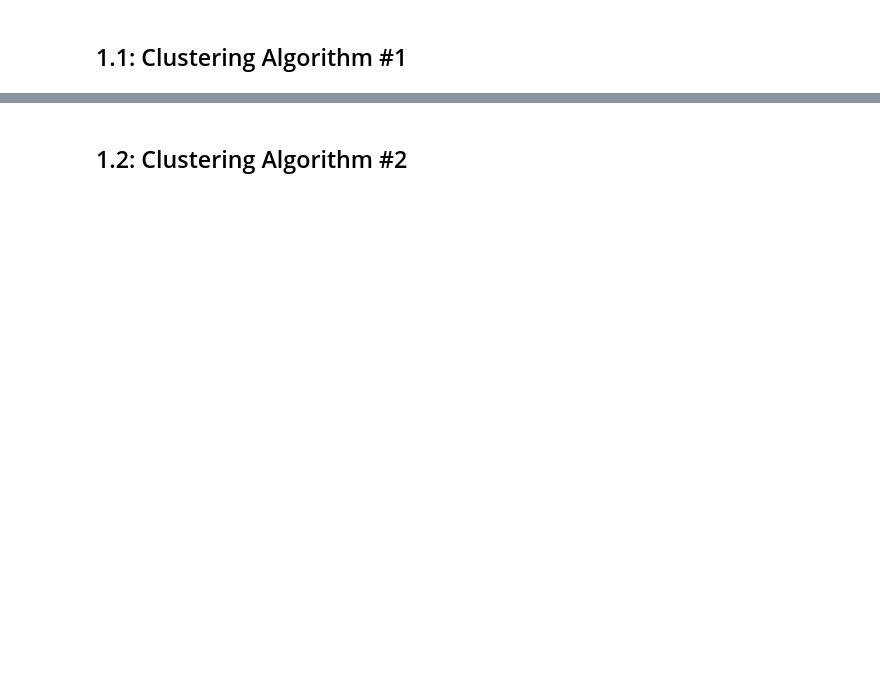
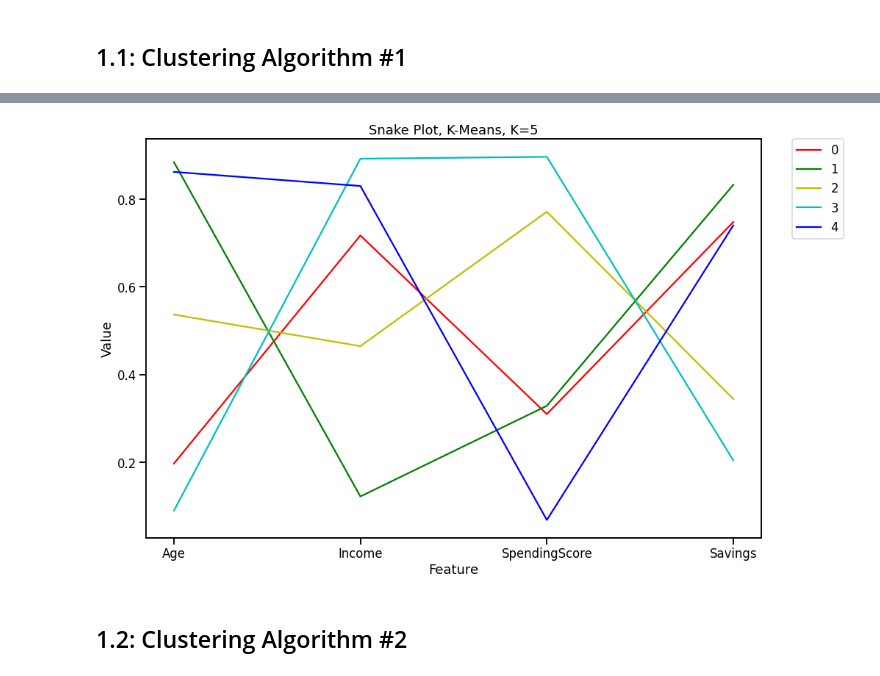
Before and after one commit to mohansameer1983/queens-mmai-869, a Jupyter notebook: 2022_869_SameerMohan.ipynb, the cells around one changed output, grey strips where cells are left out. Drawn from its saved outputs; the diff is of its cells as text; code cells hidden in the pictures; blank space fills up the shorter version.

```diff
--- a/2022_869_SameerMohan.ipynb
+++ b/2022_869_SameerMohan.ipynb
@@ -131,0 +152,4 @@ memory usage: 15.9 KB
+# %%
+scaler = MinMaxScaler()
+scaler.fit(df1)
+X=scaler.transform(df1)
@@ -131,0 +262,10 @@ memory usage: 15.9 KB
+# %%
+# k means using 5 clusters and k-means++ initialization
+kmeans = KMeans(n_clusters = 5, init='k-means++', n_init=10,tol=1e-04, random_state=42)
+kmeans.fit(X)
+
+# Creating dataframe with cluster labels
+df_clusters=pd.DataFrame(X,columns=df1.columns)
+
+df_clusters['Cluster']=kmeans.labels_
+df_clusters['Cluster'].value_counts()
@@ -131,0 +301,11 @@ memory usage: 15.9 KB
+# %%
+# Converting *scaled* cluster dataframe into long format from wide format using Pandas melt, to visualize it better through Line Polar graph
+# But, here we are going to use scaled dataset, instead of original one.
+# Visualizing scaled data helped in balancing high values in feature like 'income', smaller values in 'Age' or 'Spending Score'.
+# If we dont do that, it will result in bigger values completely eclipsing smaller values in charts below.
+
+df_Cluster_Mean_Melt=df_clusters.groupby("Cluster").mean().reset_index()
+df_Cluster_Mean_Melt=pd.melt(df_Cluster_Mean_Melt,id_vars=["Cluster"],
+    var_name='Feature',
+    value_name='Value')
+df_Cluster_Mean_Melt.head(20)
@@ -132,2 +340,11 @@ memory usage: 15.9 KB
+# %%
+# Plotting Snake Plot graph using Mean Feature values against each cluster, to describe customer groups
+pyplot.figure(figsize=(15, 10))
+pyplot.title('Snake Plot, K-Means, K=5');
+sns.set_context("talk");
+sns.lineplot(x="Feature", y="Value", hue='Cluster', data=df_Cluster_Mean_Melt, legend="full",palette=['r', 'g','y','c','b'] );
+pyplot.legend(bbox_to_anchor=(1.05, 1), loc=2, borderaxespad=0.);
+# %% [output]
+[figure, added]
 # %% [markdown]
 ## 1.2: Clustering Algorithm #2
```
Also changed, not shown: parts of 71 cells of this notebook.
